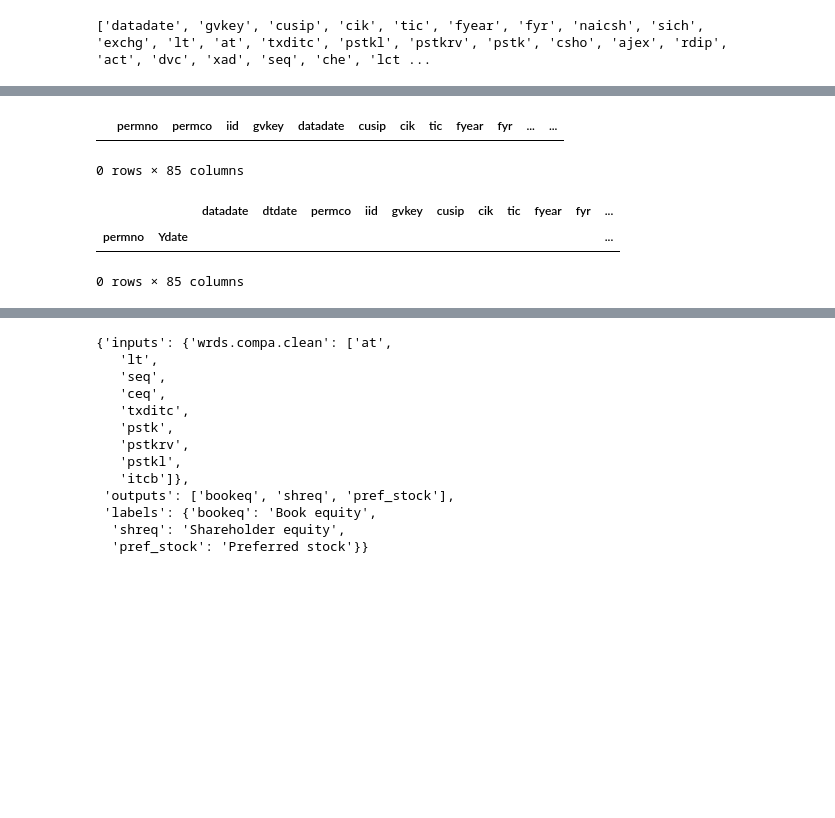
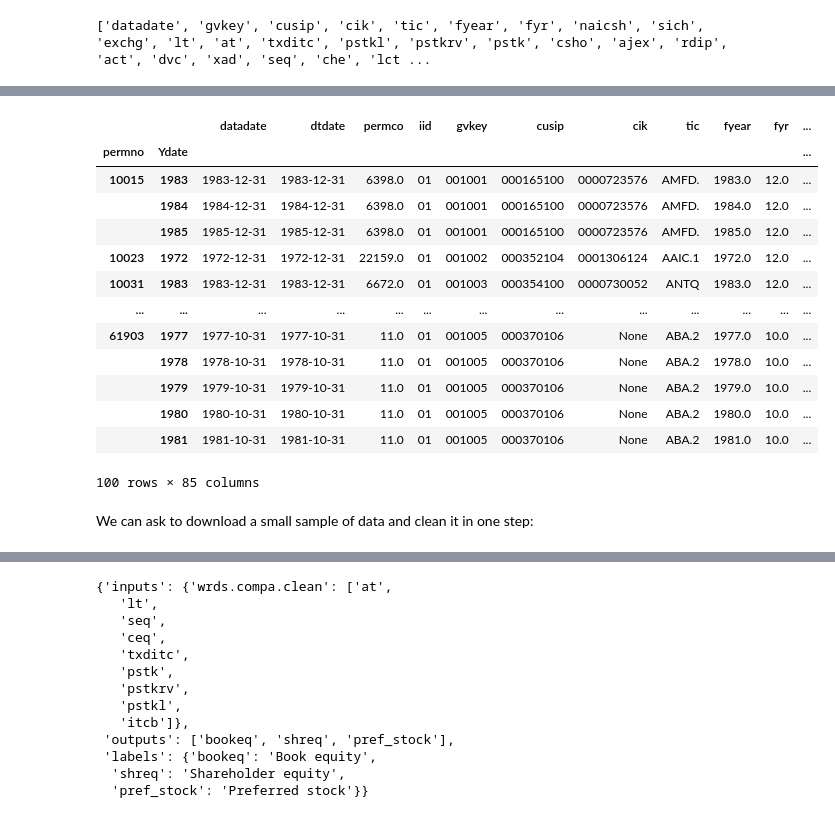
Before and after one commit to ionmihai/finsets, a Jupyter notebook: nbs/01_wrds/03_compa.ipynb, the cells around one changed output, grey strips where cells are left out. Cells and saved outputs as stored; diff of their text form; code cells hidden in the pictures; blank space fills up the shorter version.

```diff
--- a/nbs/01_wrds/03_compa.ipynb
+++ b/nbs/01_wrds/03_compa.ipynb
@@ -119,6 +124,7 @@ print(default_raw_vars())
 # %%
 #| export
 def download(vars: List[str]=None, # If None, downloads `default_raw_vars`; else `permno`, `permco`, and `date` are added by default
+             obs_limit: int=None, #Number of rows to download. If None, full dataset will be downloaded
              wrds_username: str=None, #If None, looks for WRDS_USERNAME with `os.getenv`, then prompts you if needed
              start_date: str="01/01/1900", # Start date in MM/DD/YYYY format
              end_date: str=None #End date in MM/DD/YYYY format; if None, defaults to current date
@@ -129,6 +135,7 @@ def download(vars: List[str]=None, # If None, downloads `default_raw_vars`; else
     vars = ','.join(['a.gvkey', 'a.datadate'] +
                     [f'a.{x}' for x in vars if x not in ['datadate', 'gvkey']])
 
+    limit_clause = f"LIMIT {obs_limit}" if obs_limit is not None else ""
     sql_string=f"""SELECT b.lpermno as permno, b.lpermco as permco, b.liid as iid, {vars}
                     FROM comp.funda AS a
                     INNER JOIN crsp.ccmxpf_lnkhist AS b ON a.gvkey = b.gvkey
@@ -136,5 +143,9 @@ def download(vars: List[str]=None, # If None, downloads `default_raw_vars`; else
                             AND b.linktype IN ('LU','LC') AND b.linkprim IN ('P','C')
                             AND indfmt='INDL' AND datafmt='STD' AND popsrc='D' AND consol='C'
                             AND datadate BETWEEN '{start_date}' AND COALESCE(%(end)s, CURRENT_DATE)
+                    {limit_clause}
                 """
     return wrds_api.download(sql_string, wrds_username=wrds_username, params={'end':end_date})
+# %%
+#| eval: false
+raw = download(obs_limit=100)
@@ -141,4 +155,4 @@ def download(vars: List[str]=None, # If None, downloads `default_raw_vars`; else
 # %%
 #| eval: false
-raw = download()
+raw
 # %% [output]
@@ -147,13 +172,8 @@ Done
-# %%
-#| eval: false
-raw.head(0)
-# %% [output]
-|  | permno | permco | iid | gvkey | datadate | cusip | cik | tic | fyear | fyr | ... | ... |
-0 rows × 85 columns
 # %%
 #| export
 def clean(df: pd.DataFrame=None,        # If None, downloads `vars` using `download` function; else, must contain `permno` and `datadate` columns
           vars: List[str]=None,         # If None, downloads `default_raw_vars`
+          obs_limit: int=None, #Number of rows to download. If None, full dataset will be downloaded
           wrds_username: str=None,      # If None, looks for WRDS_USERNAME with `os.getenv`, then prompts you if needed
           start_date: str="01/01/1900", # Start date in MM/DD/YYYY format
           end_date: str=None,           # End date. Default is current date
@@ -161,7 +181,7 @@ def clean(df: pd.DataFrame=None,        # If None, downloads `vars` using `downl
           ) -> pd.DataFrame:
     """Applies `pandasmore.setup_panel` to `df`. If `df` is None, downloads `vars` using `download` function."""
 
-    if df is None: df = download(vars=vars, wrds_username=wrds_username, start_date=start_date, end_date=end_date)
+    if df is None: df = download(vars=vars, obs_limit=obs_limit,  wrds_username=wrds_username, start_date=start_date, end_date=end_date)
     df = pdm.setup_panel(df, panel_ids='permno', time_var='datadate', freq='Y', **clean_kwargs)
     return df
 # %%
@@ -169,8 +189,21 @@ def clean(df: pd.DataFrame=None,        # If None, downloads `vars` using `downl
 df = clean(raw)
 # %%
 #| eval: false
-df.head(0)
+df
 # %% [output]
 |  |  | datadate | dtdate | permco | iid | gvkey | cusip | cik | tic | fyear | fyr | ... |
 | permno | Ydate |  |  |  |  |  |  |  |  |  |  | ... |
+| 10015 | 1983 | 1983-12-31 | 1983-12-31 | 6398.0 | 01 | 001001 | 000165100 | 0000723576 | AMFD. | 1983.0 | 12.0 | ... |
+|  | 1984 | 1984-12-31 | 1984-12-31 | 6398.0 | 01 | 001001 | 000165100 | 0000723576 | AMFD. | 1984.0 | 12.0 | ... |
+|  | 1985 | 1985-12-31 | 1985-12-31 | 6398.0 | 01 | 001001 | 000165100 | 0000723576 | AMFD. | 1985.0 | 12.0 | ... |
+| 10023 | 1972 | 1972-12-31 | 1972-12-31 | 22159.0 | 01 | 001002 | 000352104 | 0001306124 | AAIC.1 | 1972.0 | 12.0 | ... |
+| 10031 | 1983 | 1983-12-31 | 1983-12-31 | 6672.0 | 01 | 001003 | 000354100 | 0000730052 | ANTQ | 1983.0 | 12.0 | ... |
+| ... | ... | ... | ... | ... | ... | ... | ... | ... | ... | ... | ... | ... |
+| 61903 | 1977 | 1977-10-31 | 1977-10-31 | 11.0 | 01 | 001005 | 000370106 | None | ABA.2 | 1977.0 | 10.0 | ... |
+|  | 1978 | 1978-10-31 | 1978-10-31 | 11.0 | 01 | 001005 | 000370106 | None | ABA.2 | 1978.0 | 10.0 | ... |
+|  | 1979 | 1979-10-31 | 1979-10-31 | 11.0 | 01 | 001005 | 000370106 | None | ABA.2 | 1979.0 | 10.0 | ... |
+|  | 1980 | 1980-10-31 | 1980-10-31 | 11.0 | 01 | 001005 | 000370106 | None | ABA.2 | 1980.0 | 10.0 | ... |
+|  | 1981 | 1981-10-31 | 1981-10-31 | 11.0 | 01 | 001005 | 000370106 | None | ABA.2 | 1981.0 | 10.0 | ... |
-0 rows × 85 columns
+100 rows × 85 columns
+# %% [markdown]
+We can ask to download a small sample of data and clean it in one step:
```
Also changed, not shown: parts of 15 cells of this notebook, 6 other files.
